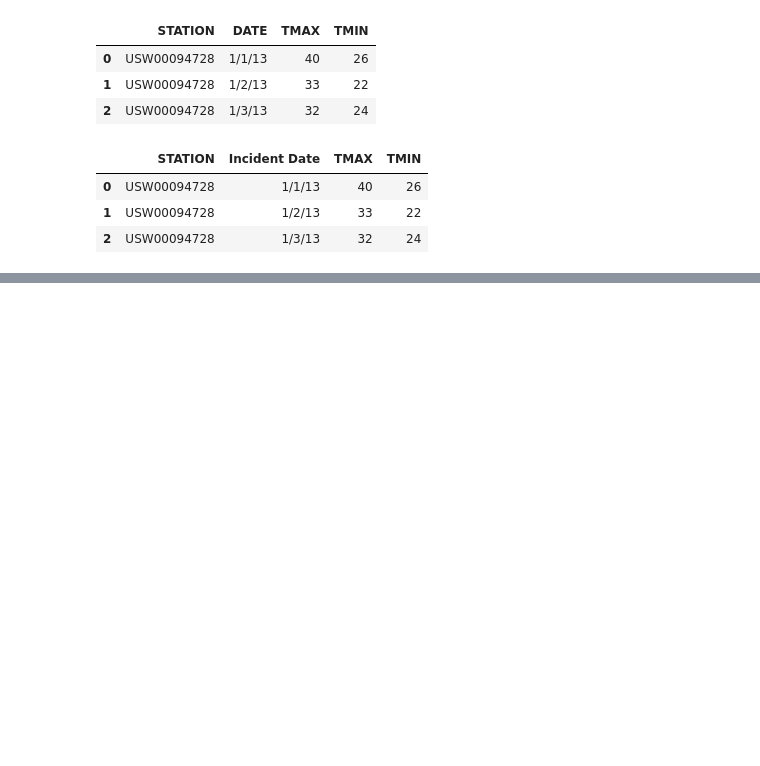
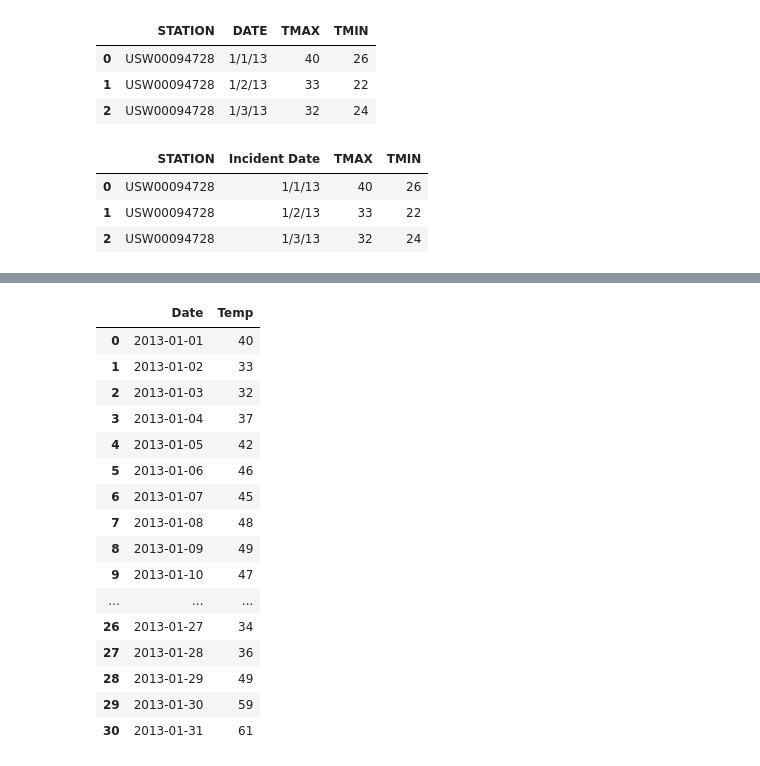
Before and after one commit to moutasemalakkad/ConEd-Gas-Leaks-Project, a Jupyter notebook: ConEd.ipynb, the cells around one changed output, grey strips where cells are left out. Drawn from its saved outputs; the diff is of its cells as text; code cells hidden in the pictures; blank space fills up the shorter version.

```diff
--- a/ConEd.ipynb
+++ b/ConEd.ipynb
@@ -248,0 +279,8 @@ yr_2013.sort_values(by='Date')
+# %%
+month_data.groupby('Date')['TMAX'].max()
+grouped_month = pd.DataFrame(month_data.groupby('Date')['TMAX'].max())
+grouped_month.rename(columns = {'TMAX': 'Temp'}, inplace=True)
+dic = grouped_month.to_dict()
+
+final_dic = dic['Temp']
+final_dic
@@ -248,0 +305,21 @@ yr_2013.sort_values(by='Date')
+# %%
+grouped_month.reset_index(level=0, inplace=True)
+grouped_month
+# %% [output]
+|  | Date | Temp |
+| 0 | 2013-01-01 | 40 |
+| 1 | 2013-01-02 | 33 |
+| 2 | 2013-01-03 | 32 |
+| 3 | 2013-01-04 | 37 |
+| 4 | 2013-01-05 | 42 |
+| 5 | 2013-01-06 | 46 |
+| 6 | 2013-01-07 | 45 |
+| 7 | 2013-01-08 | 48 |
+| 8 | 2013-01-09 | 49 |
+| 9 | 2013-01-10 | 47 |
+| ... | ... | ... |
+| 26 | 2013-01-27 | 34 |
+| 27 | 2013-01-28 | 36 |
+| 28 | 2013-01-29 | 49 |
+| 29 | 2013-01-30 | 59 |
+| 30 | 2013-01-31 | 61 |
```
Also changed, not shown: parts of 17 cells of this notebook, 4 other files.
